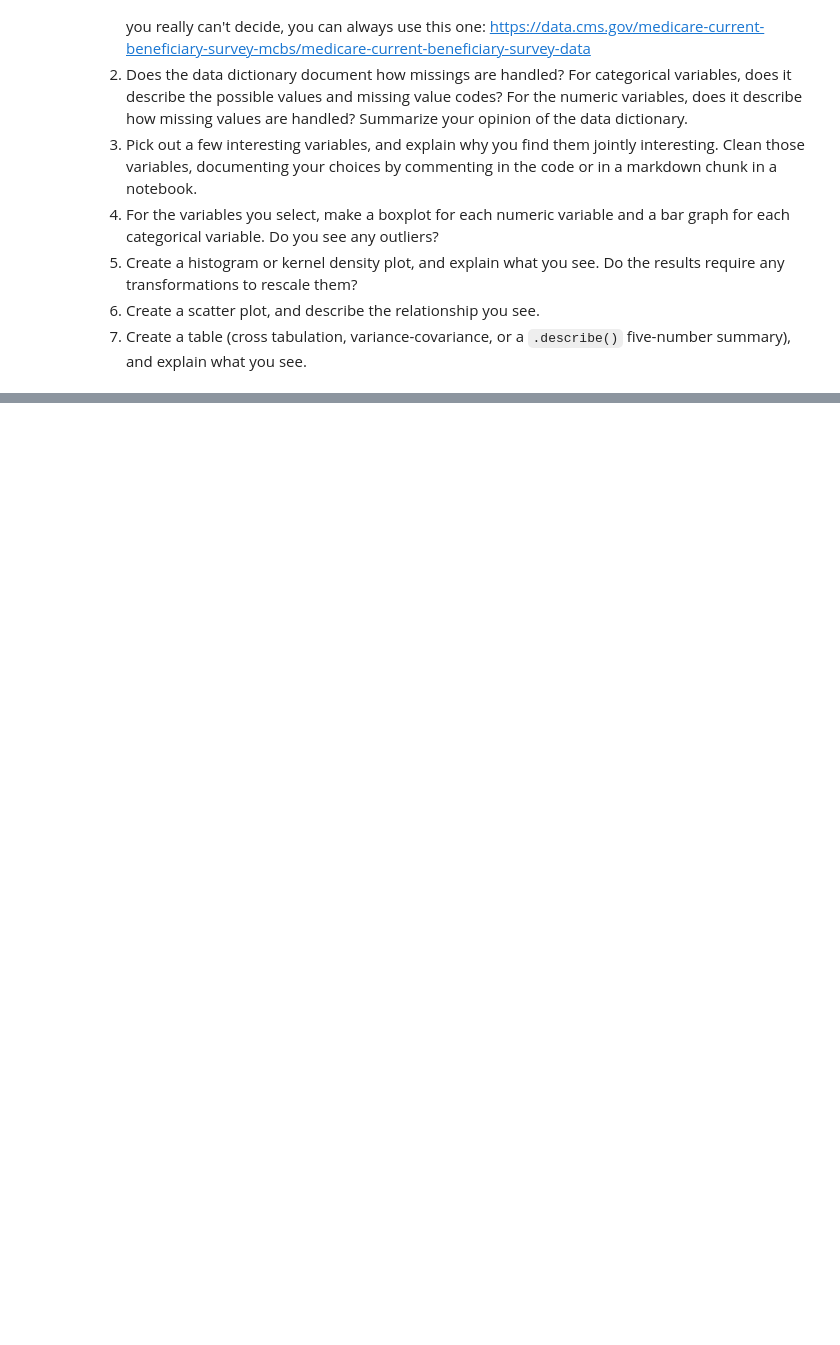
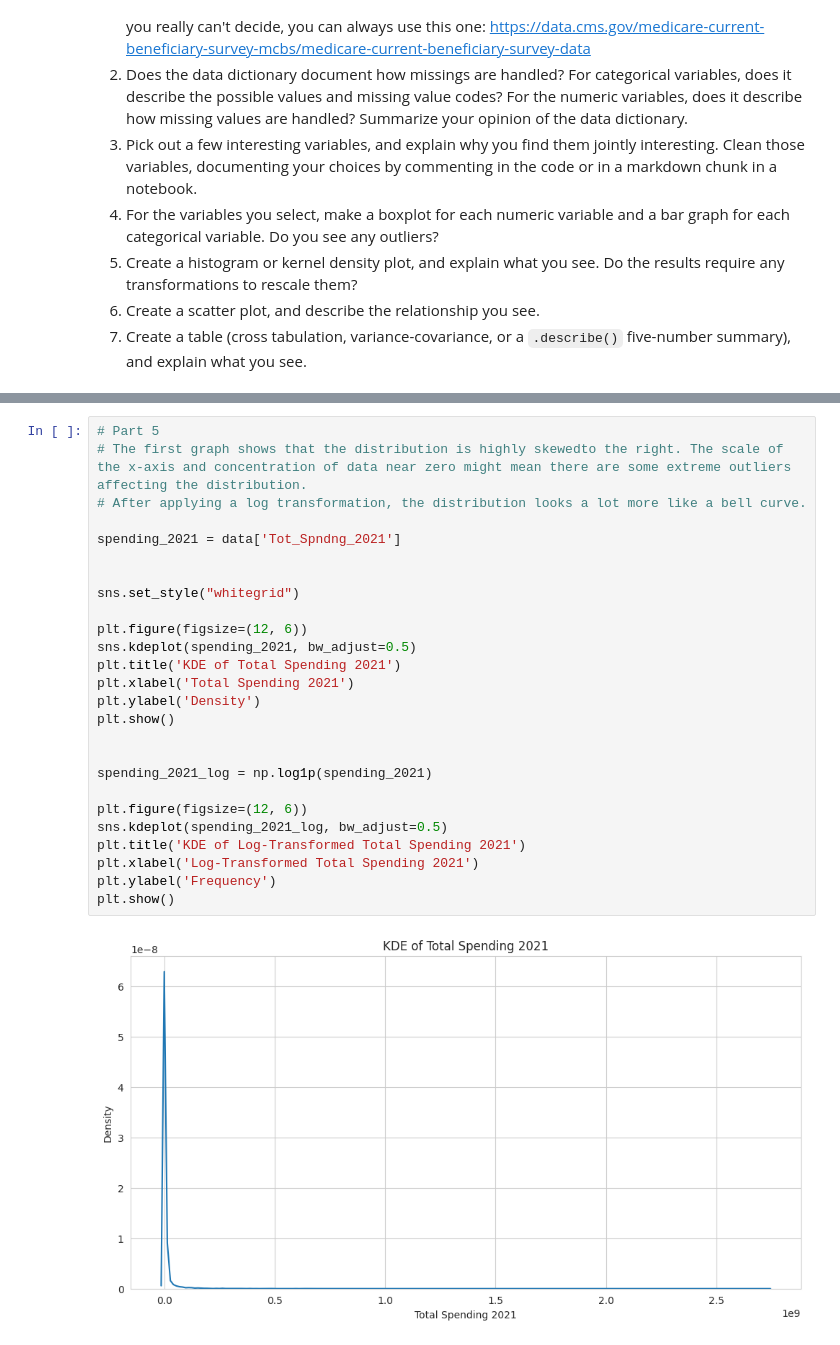
Before and after one commit to wangjalen7/DS_3001_visualization, a Jupyter notebook: assignment/assignment.ipynb, the cells around one changed output, grey strips where cells are left out. Saved outputs shown, nothing was run; the diff lists cells and outputs as text; blank space fills up the shorter version.

```diff
--- a/assignment/assignment.ipynb
+++ b/assignment/assignment.ipynb
@@ -273,0 +369,28 @@ For some context, the Federal government ultimately spent about $4.4 trillion in
+# %%
+# Part 5
+# The first graph shows that the distribution is highly skewedto the right. The scale of the x-axis and concentration of data near zero might mean there are some extreme outliers affecting the distribution.
+# After applying a log transformation, the distribution looks a lot more like a bell curve.
+
+spending_2021 = data['Tot_Spndng_2021']
+
+
+sns.set_style("whitegrid")
+
+plt.figure(figsize=(12, 6))
+sns.kdeplot(spending_2021, bw_adjust=0.5)
+plt.title('KDE of Total Spending 2021')
+plt.xlabel('Total Spending 2021')
+plt.ylabel('Density')
+plt.show()
+
+
+spending_2021_log = np.log1p(spending_2021)
+
+plt.figure(figsize=(12, 6))
+sns.kdeplot(spending_2021_log, bw_adjust=0.5)
+plt.title('KDE of Log-Transformed Total Spending 2021')
+plt.xlabel('Log-Transformed Total Spending 2021')
+plt.ylabel('Frequency')
+plt.show()
+# %% [output]
+[figure, added]
```
Also changed, not shown: parts of 17 cells of this notebook.
